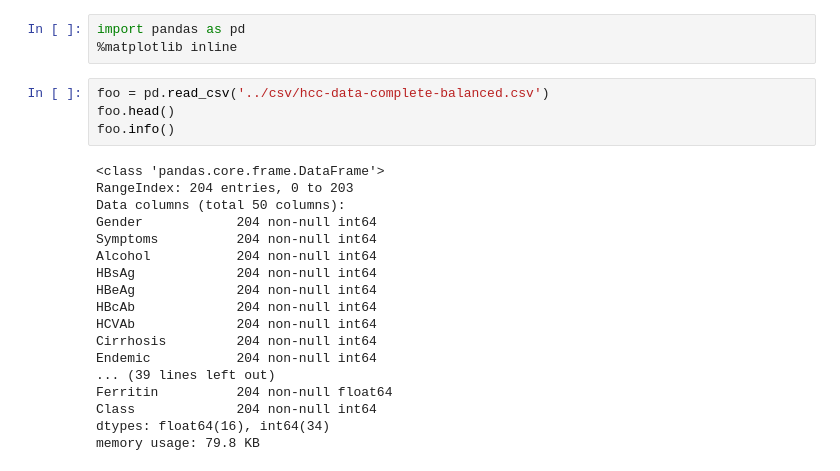
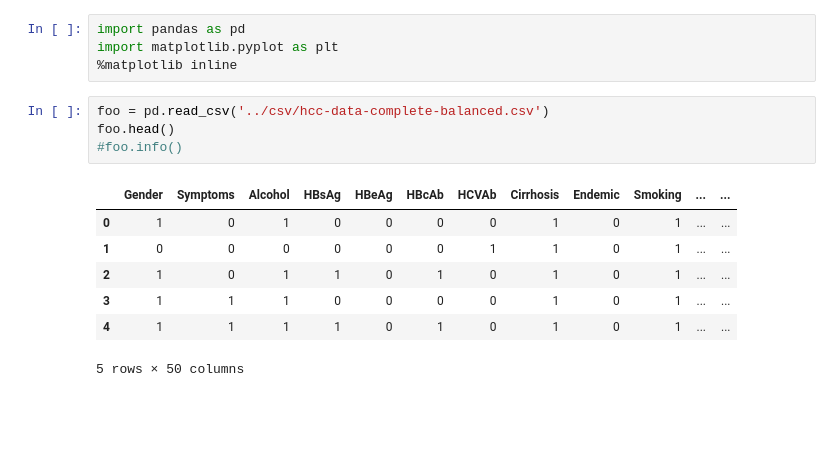
Before and after one commit to amenegotto/pyLiver, a Jupyter notebook: notebook/Hcc-Tabular-Preprocess.ipynb, the cells around one changed output. Cells and saved outputs as stored; diff of their text form; blank space fills up the shorter version.

```diff
--- a/notebook/Hcc-Tabular-Preprocess.ipynb
+++ b/notebook/Hcc-Tabular-Preprocess.ipynb
@@ -1,27 +1,18 @@
 # %%
 import pandas as pd
+import matplotlib.pyplot as plt
 %matplotlib inline
 # %%
 foo = pd.read_csv('../csv/hcc-data-complete-balanced.csv')
 foo.head()
-foo.info()
+#foo.info()
 # %% [output]
+|  | Gender | Symptoms | Alcohol | HBsAg | HBeAg | HBcAb | HCVAb | Cirrhosis | Endemic | Smoking | ... | ... |
+| 0 | 1 | 0 | 1 | 0 | 0 | 0 | 0 | 1 | 0 | 1 | ... | ... |
+| 1 | 0 | 0 | 0 | 0 | 0 | 0 | 1 | 1 | 0 | 1 | ... | ... |
+| 2 | 1 | 0 | 1 | 1 | 0 | 1 | 0 | 1 | 0 | 1 | ... | ... |
+| 3 | 1 | 1 | 1 | 0 | 0 | 0 | 0 | 1 | 0 | 1 | ... | ... |
+| 4 | 1 | 1 | 1 | 1 | 0 | 1 | 0 | 1 | 0 | 1 | ... | ... |
-<class 'pandas.core.frame.DataFrame'>
-RangeIndex: 204 entries, 0 to 203
-Data columns (total 50 columns):
-Gender            204 non-null int64
-Symptoms          204 non-null int64
-Alcohol           204 non-null int64
-HBsAg             204 non-null int64
-HBeAg             204 non-null int64
-HBcAb             204 non-null int64
-HCVAb             204 non-null int64
-Cirrhosis         204 non-null int64
-Endemic           204 non-null int64
-... (39 lines left out)
-Ferritin          204 non-null float64
-Class             204 non-null int64
-dtypes: float64(16), int64(34)
-memory usage: 79.8 KB
+5 rows × 50 columns
 # %%
 foo.hist(figsize=(16,18))
```
Also changed, not shown: parts of 1 cell of this notebook.
